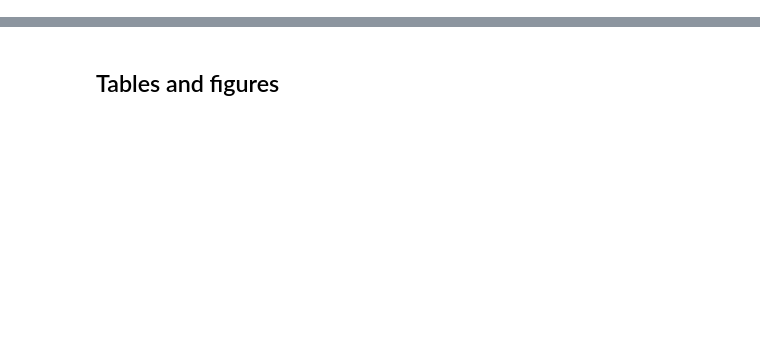
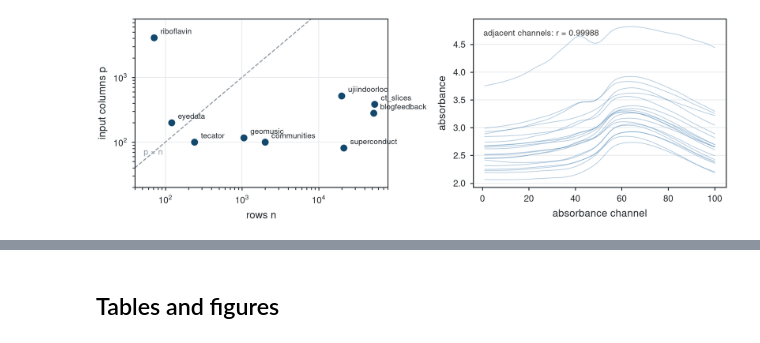
Before and after one commit to LD-Shell/beamFeat, a Jupyter notebook: benchmarks/additional_experiments/run_all.ipynb, the cells around one changed output, grey strips where cells are left out. Saved outputs shown, nothing was run; the diff lists cells and outputs as text; code cells hidden in the pictures; blank space fills up the shorter version.

```diff
--- a/benchmarks/additional_experiments/run_all.ipynb
+++ b/benchmarks/additional_experiments/run_all.ipynb
@@ -7,0 +5,16 @@ Mirrors `README.md`'s run order; each stage checkpoints, so a cell can be rerun
+# %%
+%matplotlib inline
+
+import importlib.metadata as meta
+import os, platform, sys
+
+print(f"python        {sys.version.split()[0]}")
+print(f"platform      {platform.platform()}")
+print(f"cpu count     {os.cpu_count()}")
+for name in ("numpy", "scipy", "scikit-learn", "pandas", "lightgbm",
+             "featuretools", "openfe", "autofeat", "pmlb", "rdata", "beamfeat"):
+    try:
+        print(f"{name:<13} {meta.version(name)}")
+    except meta.PackageNotFoundError:
+        print(f"{name:<13} MISSING")
+print(f"interpreter   {sys.executable}")
@@ -12,0 +153,40 @@ Mirrors `README.md`'s run order; each stage checkpoints, so a cell can be rerun
+# %%
+import matplotlib.pyplot as plt
+from make_figures import (use_acs_style, ACCENT, ACCENT_LT, WARN, NEUTRAL,
+                          GRID, COL_DOUBLE)
+
+use_acs_style()
+fig, axes = plt.subplots(1, 2, figsize=(COL_DOUBLE, 2.4))
+
+ax = axes[0]                                   # where each dataset sits in (n, p)
+for name, (n, p) in shapes.items():
+    ax.scatter(n, p, s=24, color=ACCENT, zorder=3)
+    ax.annotate(name, (n, p), textcoords="offset points", xytext=(5, 3), fontsize=6)
+lim = [40, 80_000]
+ax.plot(lim, lim, linestyle="--", linewidth=0.8, color=NEUTRAL)
+ax.annotate("p = n", (lim[0] * 1.3, lim[0] * 1.6), fontsize=6.5, color=NEUTRAL)
+ax.set_xscale("log"); ax.set_yscale("log")
+ax.set_xlim(lim); ax.set_ylim(20, 8000)
+ax.set_xlabel("rows n"); ax.set_ylabel("input columns p")
+ax.grid(True, axis="both", color=GRID, linewidth=0.5)
+
+ax = axes[1]                                   # tecator: adjacent absorbance channels
+tp = DATA / "tecator.csv"
+if tp.exists():
+    X, _ = load(tp, "fat")
+    A = X.to_numpy(float)
+    for row in A[::12]:
+        ax.plot(range(1, 101), row, linewidth=0.5, color=ACCENT_LT, alpha=0.45)
+    r = np.corrcoef(A[:, 49], A[:, 50])[0, 1]
+    ax.annotate(f"adjacent channels: r = {r:.5f}", (0.04, 0.9),
+                xycoords="axes fraction", fontsize=6.5, color="#333333")
+    ax.set_xlabel("absorbance channel"); ax.set_ylabel("absorbance")
+    ax.grid(True, axis="y", color=GRID, linewidth=0.5)
+else:
+    ax.axis("off")
+pathlib.Path("figures").mkdir(exist_ok=True)
+fig.tight_layout()
+fig.savefig("figures/datasets_overview.pdf"); fig.savefig("figures/datasets_overview.png", dpi=300)
+plt.show()
+# %% [output]
+[figure, added]
```
Also changed, not shown: parts of 39 cells of this notebook, 39 other files.
